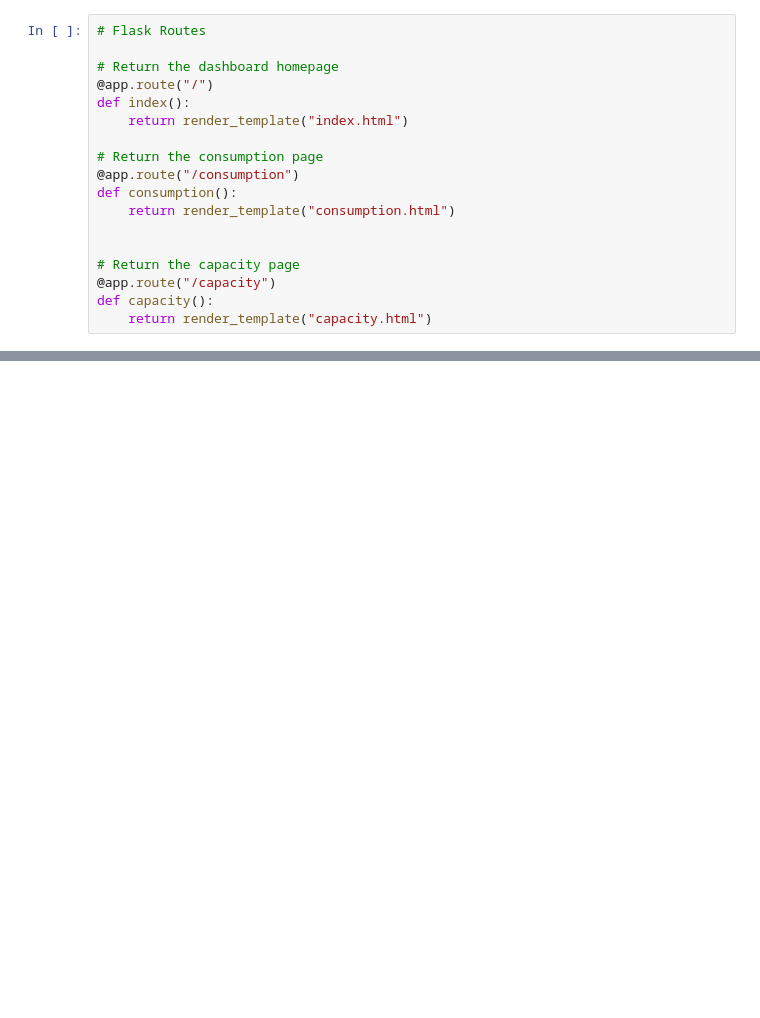
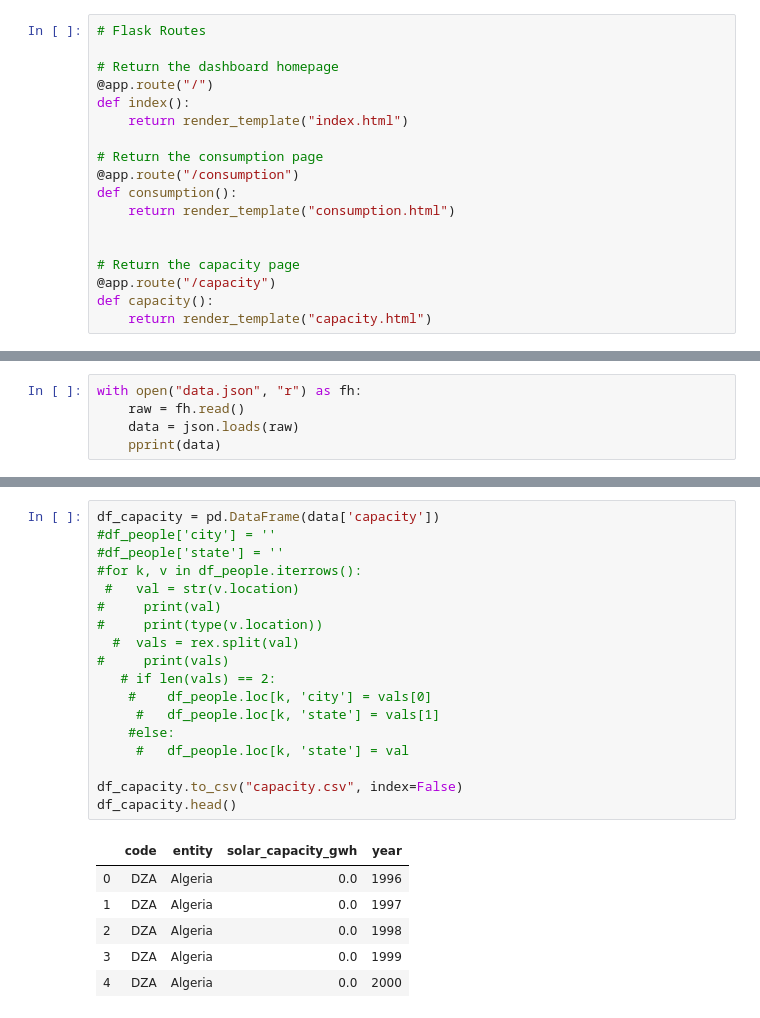
Before and after one commit to Uche-UJO/solar_project, a Jupyter notebook: static/Untitled.ipynb, the cells around one changed output, grey strips where cells are left out. Saved outputs shown, nothing was run; the diff lists cells and outputs as text; blank space fills up the shorter version.

```diff
--- a/static/Untitled.ipynb
+++ b/static/Untitled.ipynb
@@ -130,0 +101,5 @@ def capacity():
+# %%
+with open("data.json", "r") as fh:
+    raw = fh.read()
+    data = json.loads(raw)
+    pprint(data)
@@ -130,0 +124,25 @@ def capacity():
+# %%
+df_capacity = pd.DataFrame(data['capacity'])
+#df_people['city'] = ''
+#df_people['state'] = ''
+#for k, v in df_people.iterrows():
+ #   val = str(v.location)
+#     print(val)
+#     print(type(v.location))
+  #  vals = rex.split(val)
+#     print(vals)
+   # if len(vals) == 2:
+    #    df_people.loc[k, 'city'] = vals[0]
+     #   df_people.loc[k, 'state'] = vals[1]
+    #else:
+     #   df_people.loc[k, 'state'] = val
+
+df_capacity.to_csv("capacity.csv", index=False)
+df_capacity.head()
+# %% [output]
+|  | code | entity | solar_capacity_gwh | year |
+| 0 | DZA | Algeria | 0.0 | 1996 |
+| 1 | DZA | Algeria | 0.0 | 1997 |
+| 2 | DZA | Algeria | 0.0 | 1998 |
+| 3 | DZA | Algeria | 0.0 | 1999 |
+| 4 | DZA | Algeria | 0.0 | 2000 |
```
Also changed, not shown: parts of 10 cells of this notebook, 13 other files.
